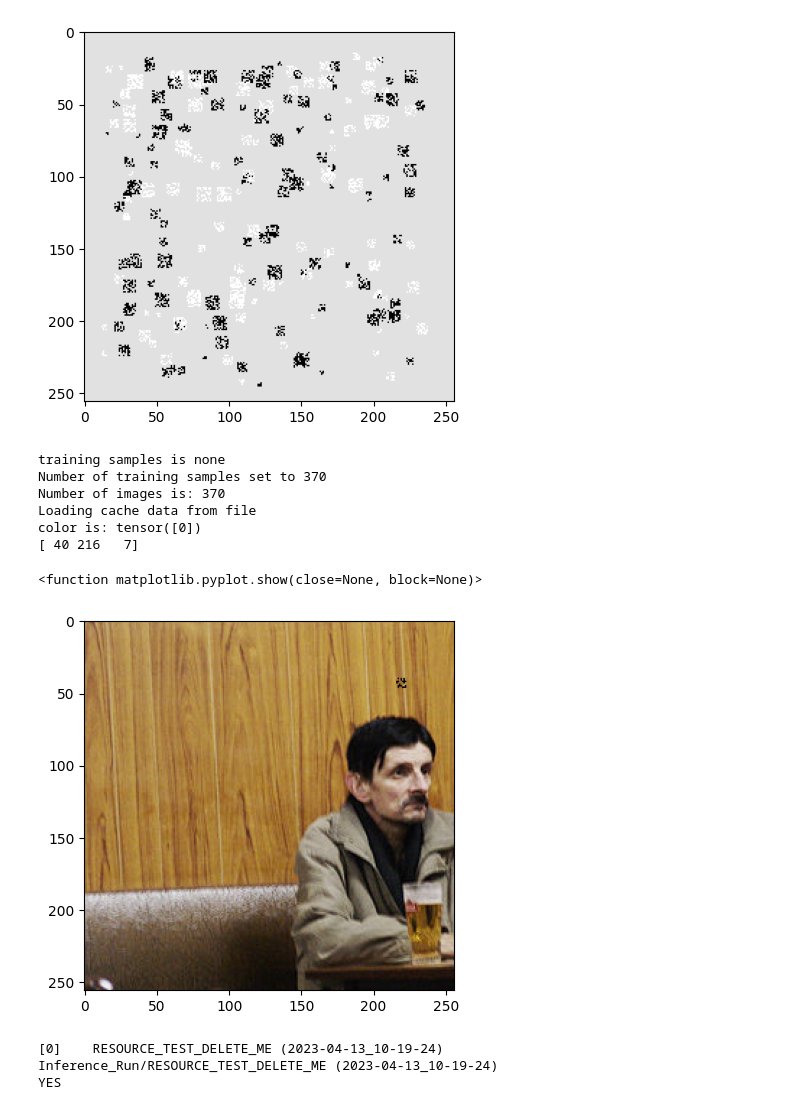
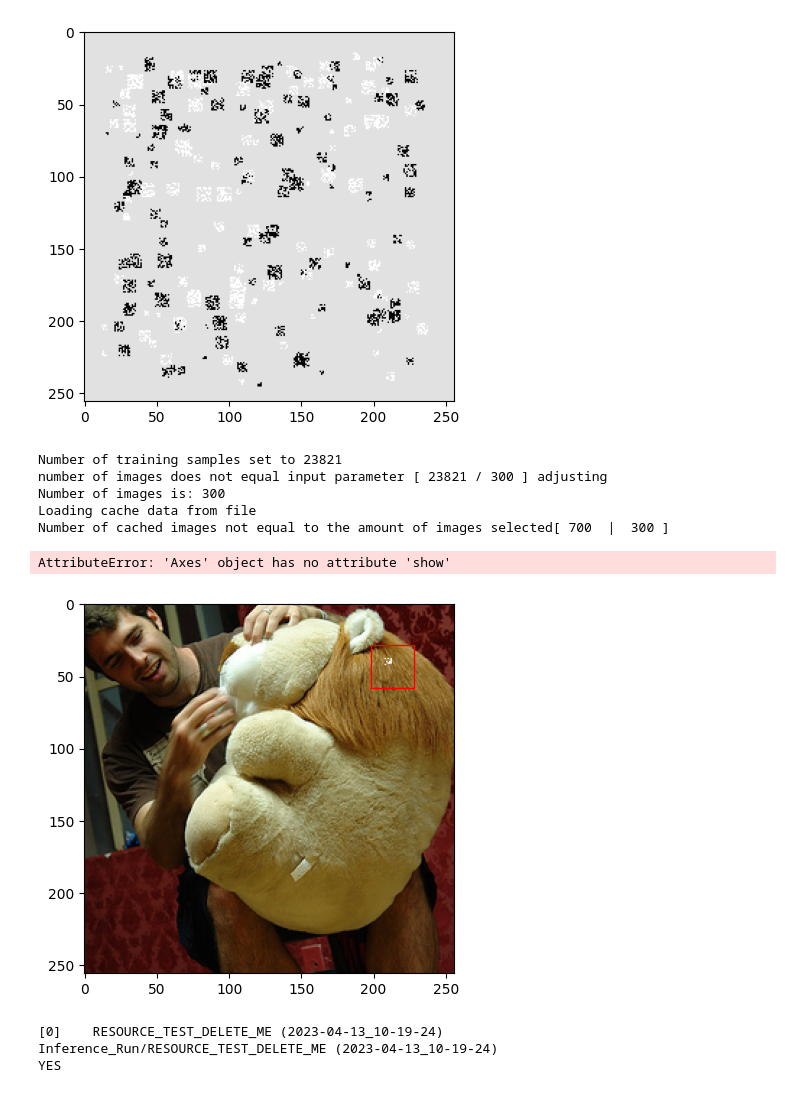
Before and after one commit to andersvestengen/Master-thesis-project, a Jupyter notebook: Machine_Learning/testbed.ipynb, the cells around one changed output. Drawn from its saved outputs; the diff is of its cells as text; code cells hidden in the pictures.

Commit message:
Working on possible alternate way to calculate Metrics, but this could also improve model training.
Signed-off-by: Anders Vestengen <a.g.vestengen@fys.uio.no>

```diff
--- a/Machine_Learning/testbed.ipynb
+++ b/Machine_Learning/testbed.ipynb
@@ -1811,12 +1811,26 @@ rng = np.random.default_rng(0)
 import torch
 from Datasets.GAN_Dataset_1 import GAN_dataset
 import matplotlib.pyplot as plt
+import matplotlib.patches as patches
 n_boxmult = torch.tensor(3)
 n_BoxSize = torch.tensor(10)
 
 image = np.full((256,256,1), 255)
 
-Server_dir = Preprocess_dir = None
+Server_dir = "/home/anders/Master-thesis-project/Machine_Learning"
+Preprocess_dir = "/home/anders/Thesis_image_cache"
+
+
+def CenteringAlgorithm(boxmult, Boxsize, SampleY, SampleX):
+    """
+    Returns new H W coordinates centered on the defect block
+    """
+    len = (Boxsize * boxmult * 0.5)
+    Y  = torch.floor(SampleY - len + (Boxsize * 0.5)).to(torch.uint8)
+    X = torch.floor(SampleX - len + (Boxsize * 0.5)).to(torch.uint8)
+
+    return Y,X
+
 Settings = {
             "epochs"                : 100,
             "batch_size"            : 1,
@@ -1825,48 +1839,52 @@ Settings = {
             "BoxSet"                : [3,10], # Input min,max (inclusive)
             "Loss_region_Box_mult"  : 3, # This is now static at 3, do not change!
             "lr"                    : 0.0002,
             "dataset_loc"           : Server_dir,
             "preprocess_storage"    : Preprocess_dir,
             "seed"                  : 172, # random training seed
             "num_workers"           : 14,
             "shuffle"               : True,
             "Datasplit"             : 0.7,
             "device"                : "cuda",
             "ImageHW"               : 256,
             "RestoreModel"          : False,
             #No spaces in the model name, please use '_'
             "ModelTrainingName"     : "GAN_V13",
             "Drop_incomplete_batch" : True,
-            "Num_training_samples"  : None, #Setting this to None makes the Dataloader use all available images.
+            "Num_training_samples"  : 300, #Setting this to None makes the Dataloader use all available images.
             "Pin_memory"            : True
             }
 
 
 
 exp_dataset = GAN_dataset(Settings)
 #plt can plot numpy arrays
 
 #Generate one image with the coordinates visible in red lines:
 #Coordinates have format: H,W,boxsize
 def FromTorchTraining(image):
     return image.mul(255).add_(0.5).clamp_(0,255).permute(1, 2, 0).to("cpu", torch.uint8).numpy()
-image, defect, coordinates = exp_dataset.__getitem__(4)
+for i in range(25):
+    image, defect, coordinates = next(iter(exp_dataset))
 
-defected = FromTorchTraining(defect)
-cord = coordinates.numpy()
-
-print(cord)
-plt.imshow(defected)
-plt.show
+    defected = FromTorchTraining(defect)
+    Y, X, _ = coordinates
+    Y, X = CenteringAlgorithm(3, 10, Y, X)
+    Y = Y.numpy()
+    X = X.numpy()
+    fig, ax = plt.subplots()
+    rect = patches.Rectangle((X, Y), 30, 30, linewidth=1, edgecolor='r', facecolor='none')
+    ax.imshow(defected)
+    ax.add_patch(rect)
+ax.show()
 # %% [output]
-training samples is none
-Number of training samples set to 370
-Number of images is: 370
+Number of training samples set to 23821
+number of images does not equal input parameter [ 23821 / 300 ] adjusting
+Number of images is: 300
 Loading cache data from file
-color is: tensor([0])
-[ 40 216   7]
+Number of cached images not equal to the amount of images selected[ 700  |  300 ]
-<function matplotlib.pyplot.show(close=None, block=None)>
+AttributeError: 'Axes' object has no attribute 'show'
-[figure, old version]
+[figure, new version]
 # %%
 #Test functions to add CUDA support to the inference class and also make the class itself more robust.
 # This block will add parsing to automatically select model for inference.
```
Also changed, not shown: 1 other file.
